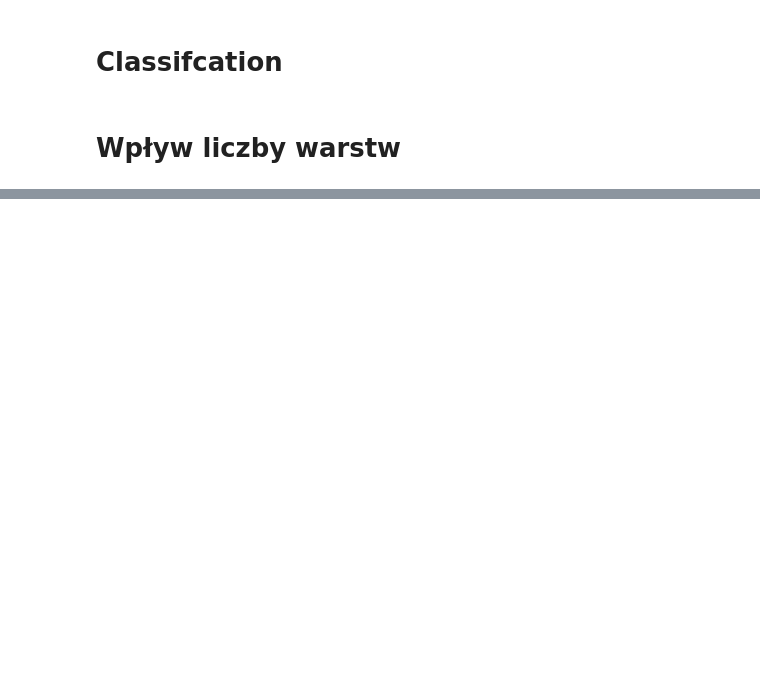
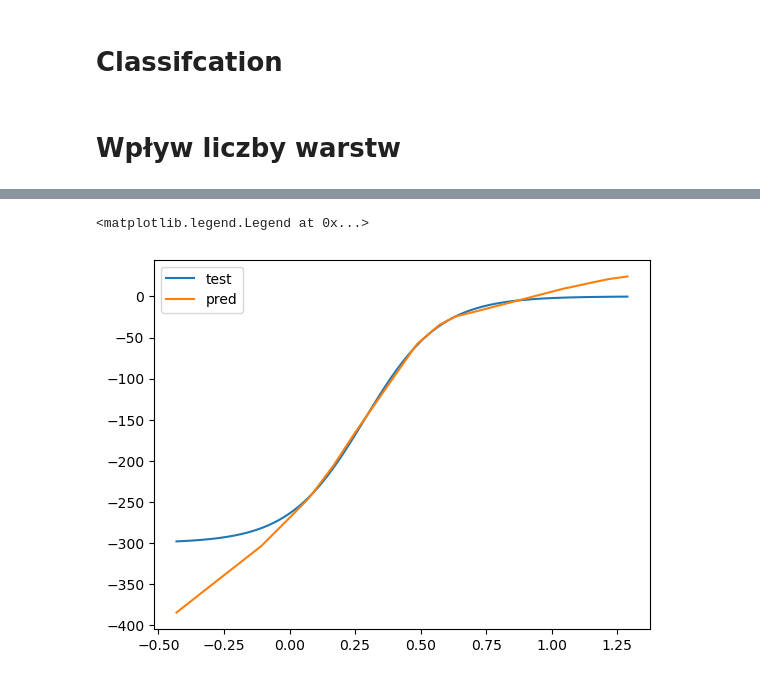
Before and after one commit to Bieslaw/NeuronProject, a Jupyter notebook: Projekt1_test1.ipynb, the cells around one changed output, grey strips where cells are left out. Saved outputs shown, nothing was run; the diff lists cells and outputs as text; code cells hidden in the pictures; blank space fills up the shorter version.

```diff
--- a/Projekt1_test1.ipynb
+++ b/Projekt1_test1.ipynb
@@ -393,0 +552,23 @@ plt.show()
+# %%
+train_data = np.genfromtxt(
+    "./projekt1/regression/data.activation.train.1000.csv", delimiter=","
+)
+test_data = np.genfromtxt(
+    "./projekt1/regression/data.activation.test.1000.csv", delimiter=","
+)
+X_train = train_data[1:, 0]
+Y_train = train_data[1:, 1]
+X_test = test_data[1:, 0]
+Y_test = test_data[1:, 1]
+minx = min(X_train)
+maxx = max(X_train)
+
+net = NeuralNet(
+    hidden_layers=3, number_of_neurons_in_layer=30, input_dim=1, activation_f="relu"
+)
+X_scaled = scale(X_train, minx, maxx)
+X_test_scaled = scale(X_test, minx, maxx)
+net.train_regre(X_scaled, Y_train, learning_rate=0.0001, epochs=1000, print_logs=True,  error_measure_type = 1)
+
+print(f"RMSE on train data {evaluate_model_regre(net, X_scaled, Y_train)}")
+print(f"RMSE on test data {evaluate_model_regre(net, X_test_scaled, Y_test)}")
@@ -393,0 +620,9 @@ plt.show()
+# %%
+import matplotlib.pyplot as plt
+plt.plot(X_test_scaled, Y_test, label = 'test')
+Y_pred = [net.predict_regre(x) for x in X_test_scaled]
+plt.plot(X_test_scaled, Y_pred, label = 'pred')
+plt.legend()
+# %% [output]
+<matplotlib.legend.Legend at 0x...>
+[figure, added]
```
Also changed, not shown: parts of 14 cells of this notebook.
